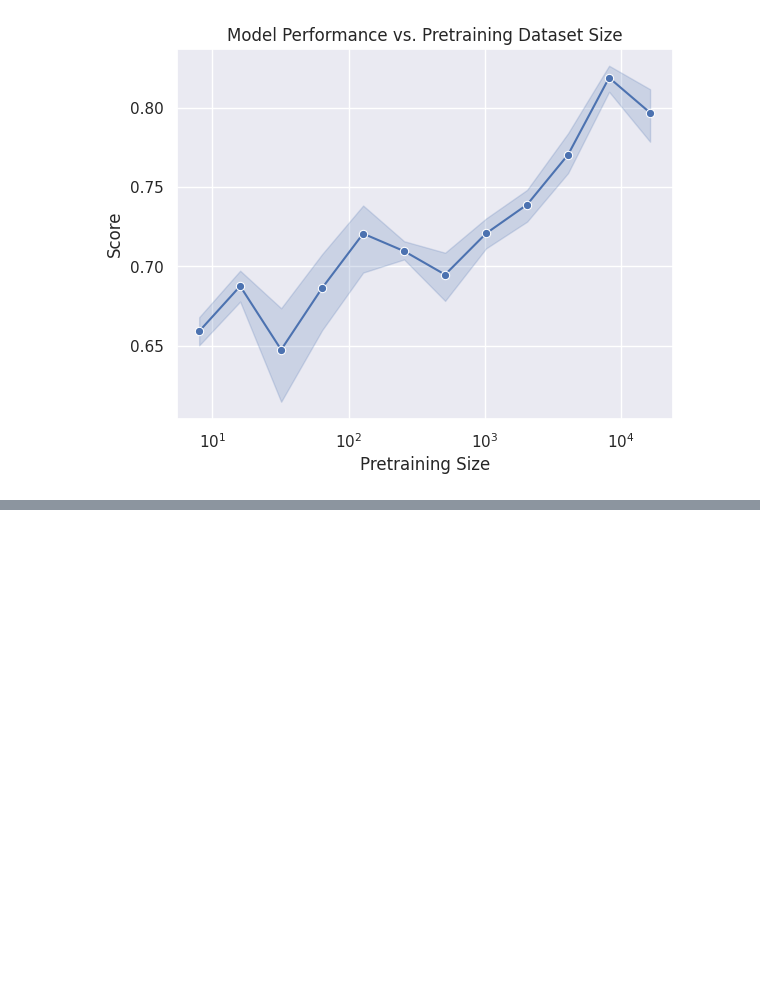
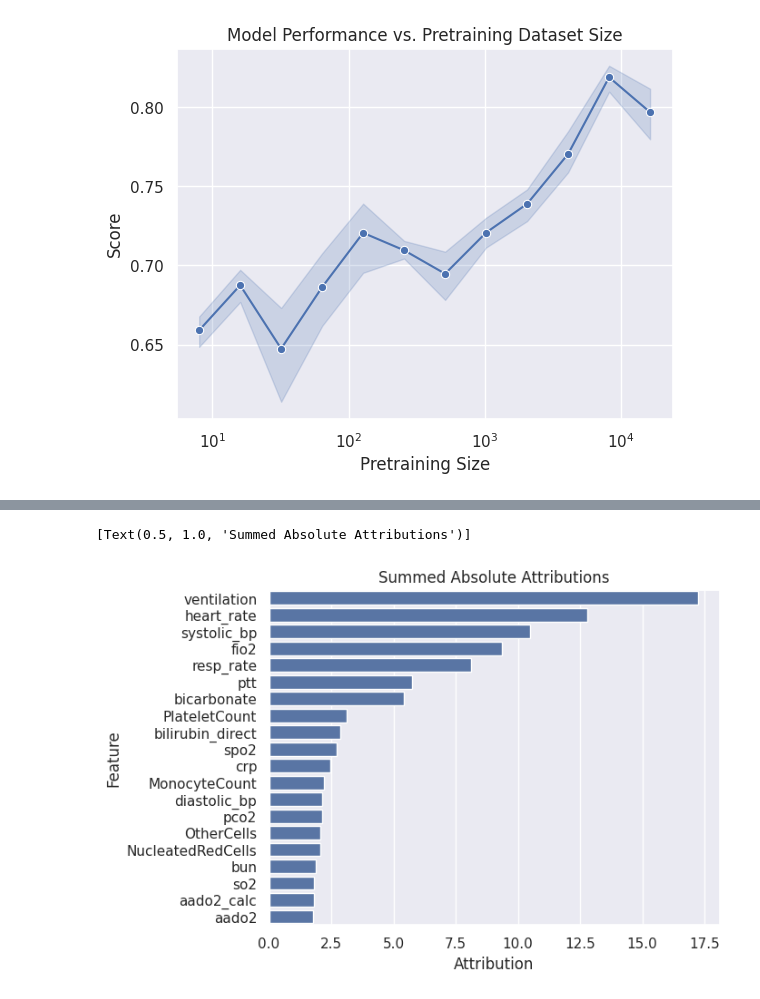
Before and after one commit to isears/tabecmo, a Jupyter notebook: visualizations.ipynb, the cells around one changed output, grey strips where cells are left out. Drawn from its saved outputs; the diff is of its cells as text; code cells hidden in the pictures; blank space fills up the shorter version.

```diff
--- a/visualizations.ipynb
+++ b/visualizations.ipynb
@@ -120,0 +104,13 @@ plt.xscale('log')
+# %%
+from tabecmo.dataProcessing import features, feat_category_map
+
+attribs_raw = torch.load('cache/attribs.pt')
+attribs_raw = torch.abs(attribs_raw)
+attribs_raw = torch.sum(attribs_raw, axis=0)
+
+attribs_df = pd.DataFrame(data={'Feature': features, 'Attribution': attribs_raw})
+
+attribs_df.to_csv("results/attributions.csv", index=False)
+attribs_df['Category'] = attribs_df['Feature'].apply(lambda x: feat_category_map[x])
+
+attribs_df
@@ -120,0 +131,12 @@ plt.xscale('log')
+# %%
+
+sns.barplot(
+    data=attribs_df.nlargest(20, columns=['Attribution']),
+    x="Attribution",
+    y="Feature",
+    orient='h',
+    palette=['b'] * len(features)
+).set(title='Summed Absolute Attributions')
+# %% [output]
+[Text(0.5, 1.0, 'Summed Absolute Attributions')]
+[figure, added]
```
Also changed, not shown: parts of 5 cells of this notebook, 2 other files.
